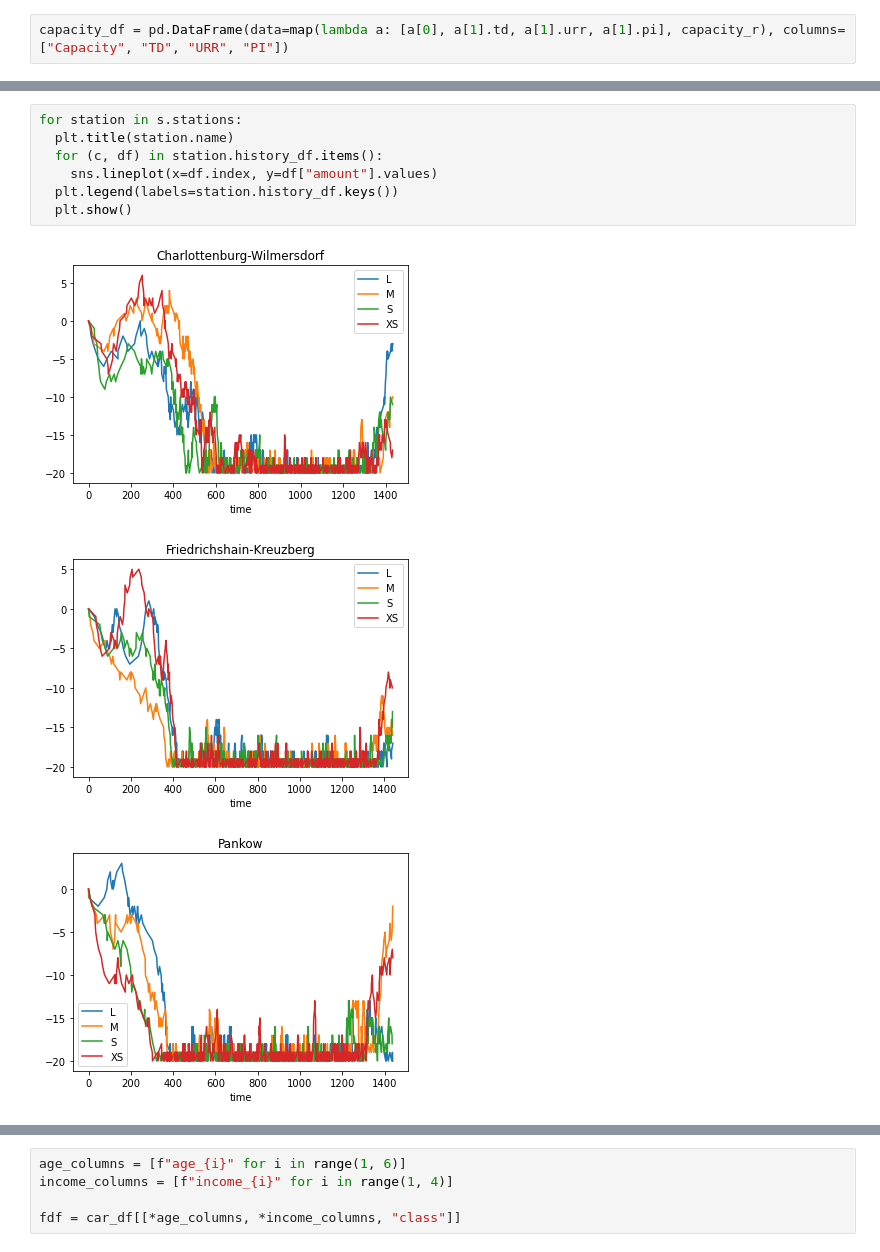
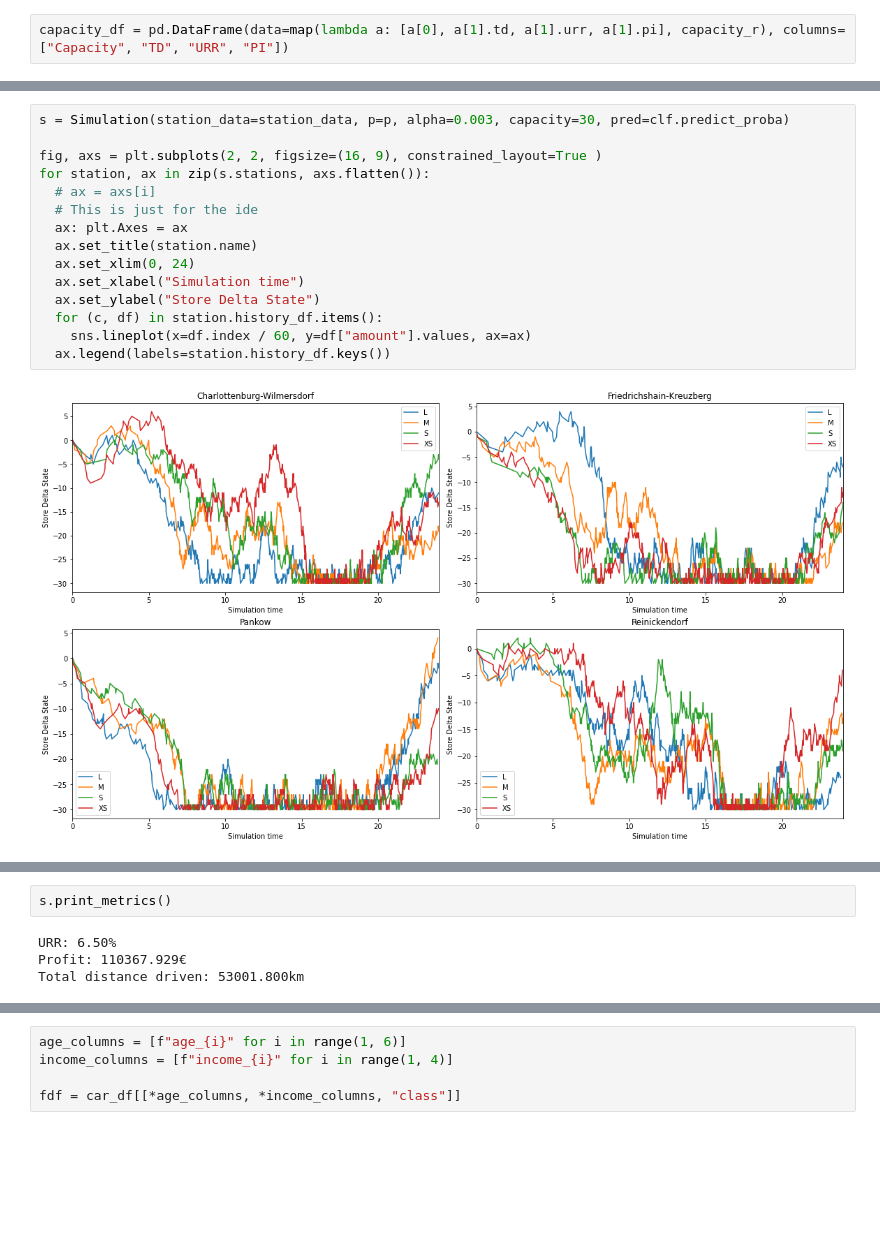
Before and after one commit to lucafanselau/bachelor-seminar-thesis, a Jupyter notebook: src/vehicle-choice-model.ipynb, the cells around one changed output, grey strips where cells are left out. Drawn from its saved outputs; the diff is of its cells as text; blank space fills up the shorter version.

```diff
--- a/src/vehicle-choice-model.ipynb
+++ b/src/vehicle-choice-model.ipynb
@@ -344,11 +345,17 @@ metric_plot(capacity_df, "Capacity")
 # %%
-for station in s.stations:
-  plt.title(station.name)
+s = Simulation(station_data=station_data, p=p, alpha=0.003, capacity=30, pred=clf.predict_proba)
+
+fig, axs = plt.subplots(2, 2, figsize=(16, 9), constrained_layout=True )
+for station, ax in zip(s.stations, axs.flatten()):
+  # ax = axs[i]
+  # This is just for the ide
+  ax: plt.Axes = ax
+  ax.set_title(station.name)
+  ax.set_xlim(0, 24)
+  ax.set_xlabel("Simulation time")
+  ax.set_ylabel("Store Delta State")
   for (c, df) in station.history_df.items():
-    sns.lineplot(x=df.index, y=df["amount"].values)
-  plt.legend(labels=station.history_df.keys())
-  plt.show()
+    sns.lineplot(x=df.index / 60, y=df["amount"].values, ax=ax)
+  ax.legend(labels=station.history_df.keys())
 # %% [output]
-[figure, old version]
+[figure, new version]
-[figure, removed]
-[figure, removed]
@@ -356,2 +362,8 @@ for station in s.stations:
+# %%
+s.print_metrics()
+# %% [output]
+URR: 6.50%
+Profit: 110367.929€
+Total distance driven: 53001.800km
 # %%
 sgd_clf.predict_proba([[5, 0, 1, 0, 0, 0, 0, 1, 0, 0, 0]])
```
Also changed, not shown: parts of 36 cells of this notebook, 9 other files.
